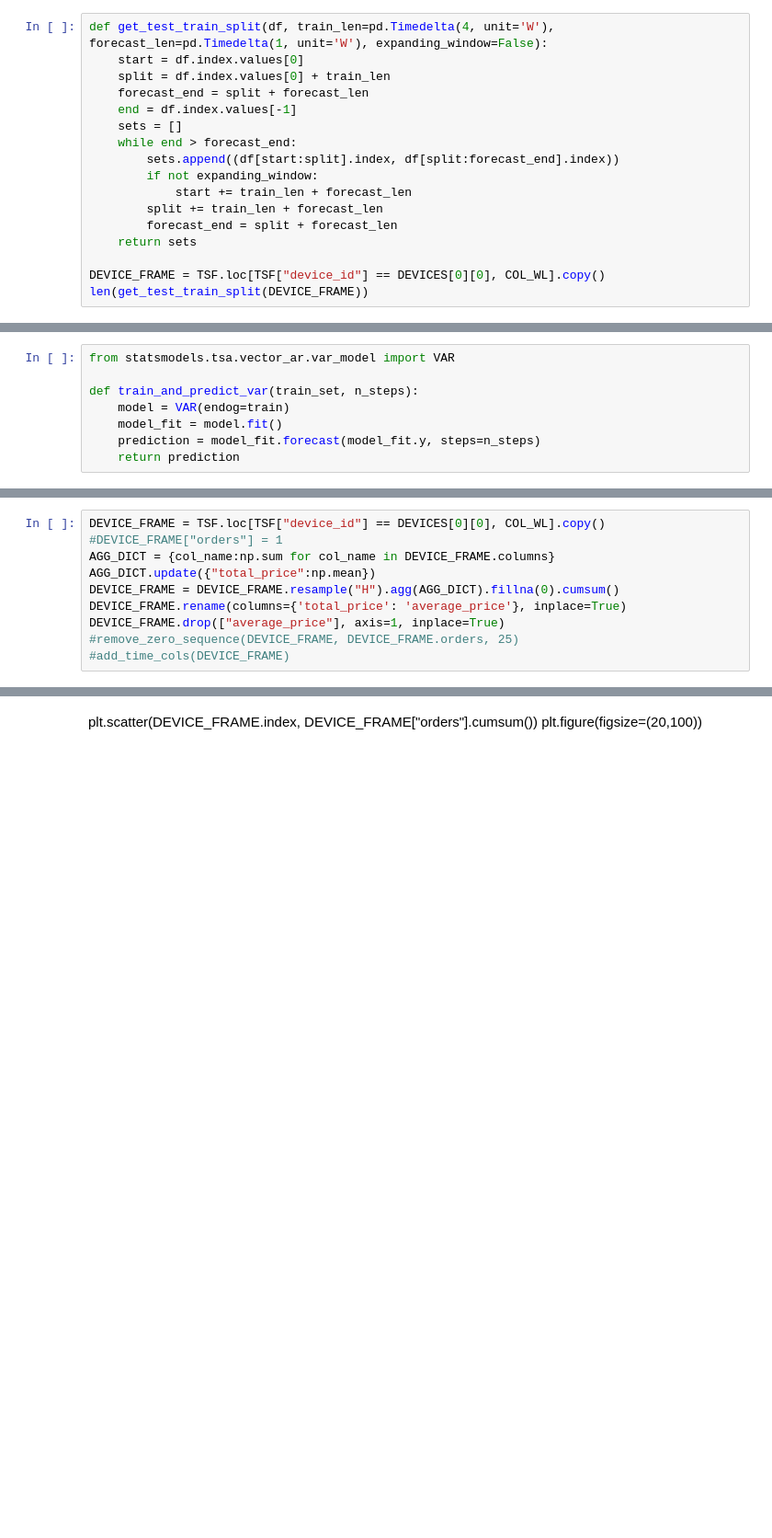
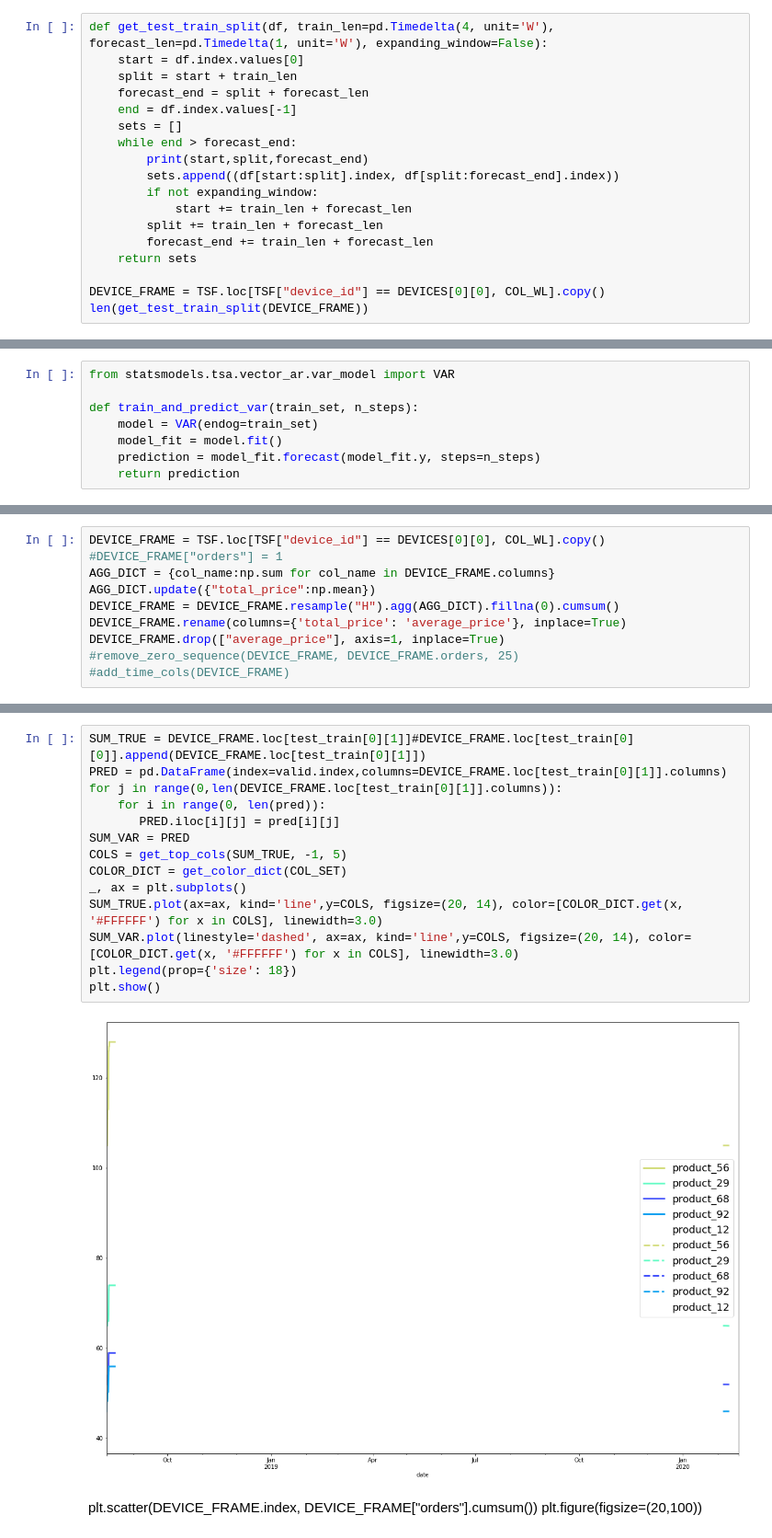
Before and after one commit to dejohansson/veritas, a Jupyter notebook: Veritas.ipynb, the cells around one changed output, grey strips where cells are left out. Shown at 92% size. Cells and saved outputs as stored; diff of their text form; blank space fills up the shorter version.

Commit message:
Debugging test train split.

```diff
--- a/Veritas.ipynb
+++ b/Veritas.ipynb
@@ -148,16 +148,17 @@ def remove_zero_sequence(df, col, min_length):
 # %%
 def get_test_train_split(df, train_len=pd.Timedelta(4, unit='W'), forecast_len=pd.Timedelta(1, unit='W'), expanding_window=False):
     start = df.index.values[0]
-    split = df.index.values[0] + train_len
+    split = start + train_len
     forecast_end = split + forecast_len
     end = df.index.values[-1]
     sets = []
     while end > forecast_end:
+        print(start,split,forecast_end)
         sets.append((df[start:split].index, df[split:forecast_end].index))
         if not expanding_window:
             start += train_len + forecast_len
         split += train_len + forecast_len
-        forecast_end = split + forecast_len
+        forecast_end += train_len + forecast_len
     return sets
 
 DEVICE_FRAME = TSF.loc[TSF["device_id"] == DEVICES[0][0], COL_WL].copy()
@@ -168,7 +185,7 @@ len(get_test_train_split(DEVICE_FRAME))
 from statsmodels.tsa.vector_ar.var_model import VAR
 
 def train_and_predict_var(train_set, n_steps):
-    model = VAR(endog=train)
+    model = VAR(endog=train_set)
     model_fit = model.fit()
     prediction = model_fit.forecast(model_fit.y, steps=n_steps)
     return prediction
@@ -200,3 +216,19 @@ ValueError: y_true and y_pred have different number of output (215!=254)
+# %%
+SUM_TRUE = DEVICE_FRAME.loc[test_train[0][1]]#DEVICE_FRAME.loc[test_train[0][0]].append(DEVICE_FRAME.loc[test_train[0][1]])
+PRED = pd.DataFrame(index=valid.index,columns=DEVICE_FRAME.loc[test_train[0][1]].columns)
+for j in range(0,len(DEVICE_FRAME.loc[test_train[0][1]].columns)):
+    for i in range(0, len(pred)):
+       PRED.iloc[i][j] = pred[i][j]
+SUM_VAR = PRED
+COLS = get_top_cols(SUM_TRUE, -1, 5)
+COLOR_DICT = get_color_dict(COL_SET)
+_, ax = plt.subplots()
+SUM_TRUE.plot(ax=ax, kind='line',y=COLS, figsize=(20, 14), color=[COLOR_DICT.get(x, '#FFFFFF') for x in COLS], linewidth=3.0)
+SUM_VAR.plot(linestyle='dashed', ax=ax, kind='line',y=COLS, figsize=(20, 14), color=[COLOR_DICT.get(x, '#FFFFFF') for x in COLS], linewidth=3.0)
+plt.legend(prop={'size': 18})
+plt.show()
+# %% [output]
+[figure, added]
 # %% [markdown]
 plt.scatter(DEVICE_FRAME.index, DEVICE_FRAME["orders"].cumsum())
 plt.figure(figsize=(20,100))
```
Also changed, not shown: parts of 9 cells of this notebook.
